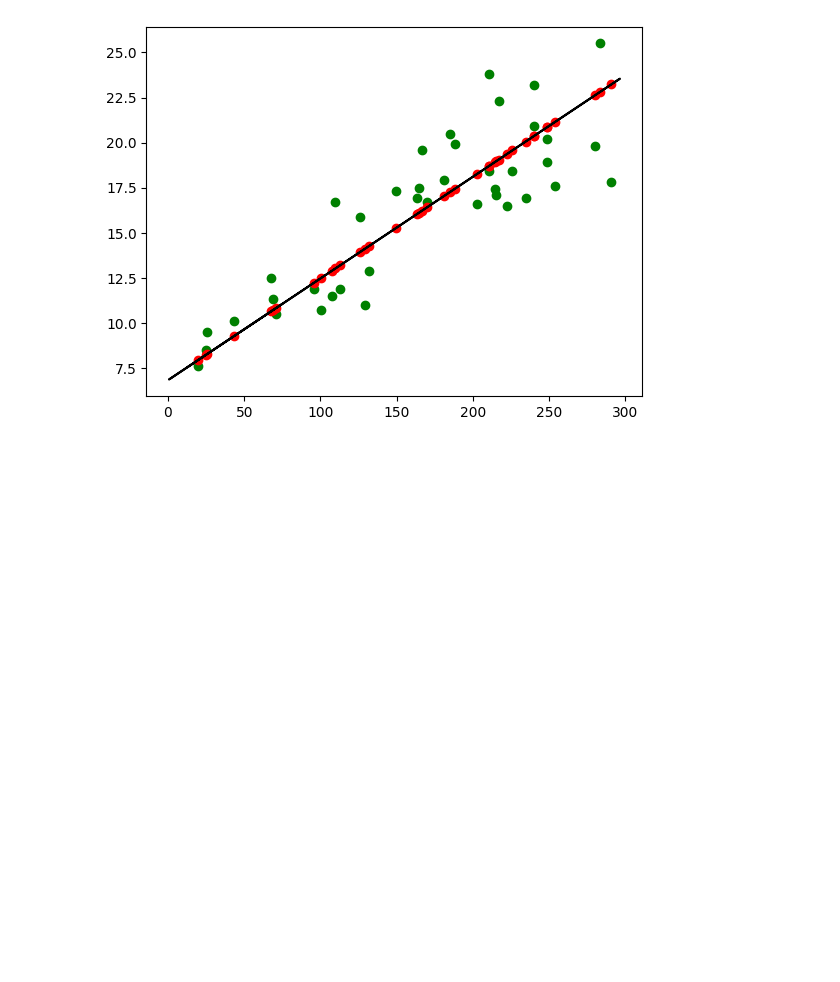
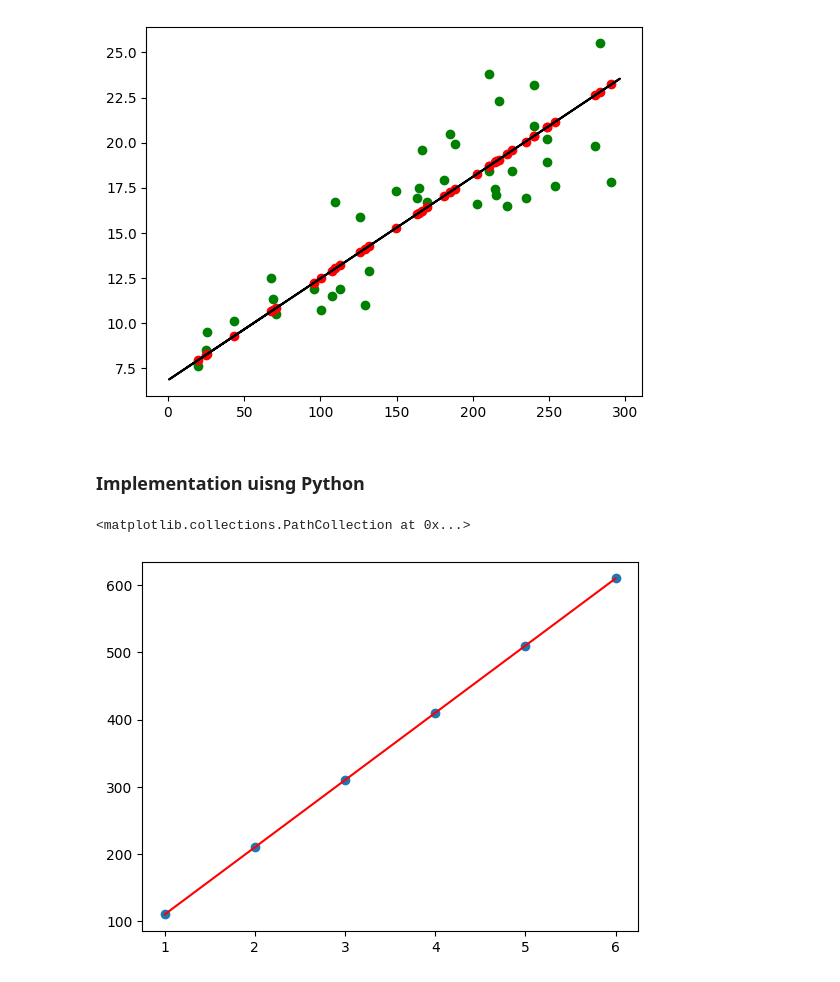
Before and after one commit to Charmaineem/ML, a Jupyter notebook: Simple_Linear_Regression_with_Sales_data.ipynb, the cells around one changed output. Drawn from its saved outputs; the diff is of its cells as text; code cells hidden in the pictures; blank space fills up the shorter version.

Commit message:
Added python implementation from scratch

```diff
--- a/Simple_Linear_Regression_with_Sales_data.ipynb
+++ b/Simple_Linear_Regression_with_Sales_data.ipynb
@@ -56,3 +63,25 @@ plt.plot(X_train, regressor.predict(X_train), color = 'black')
 # %% [output]
 [<matplotlib.lines.Line2D at 0x...>]
 [figure]
+# %% [markdown]
+### Implementation uisng Python
+# %%
+w = 100
+b = 10
+x = [1,2,3,4,5,6]
+
+def linear_regression(w,b,x):
+
+  y = np.zeros(len(x))
+
+  for i in range(len(x)):
+    y[i] = w * x[i] + b
+  return y
+# %%
+y_pred = linear_regression(w,b,x)
+# %%
+plt.plot(x, linear_regression(w,b,x), color='red')
+plt.scatter(x, y_pred)
+# %% [output]
+<matplotlib.collections.PathCollection at 0x...>
+[figure, added]
```
Also changed, not shown: parts of 2 cells of this notebook.
